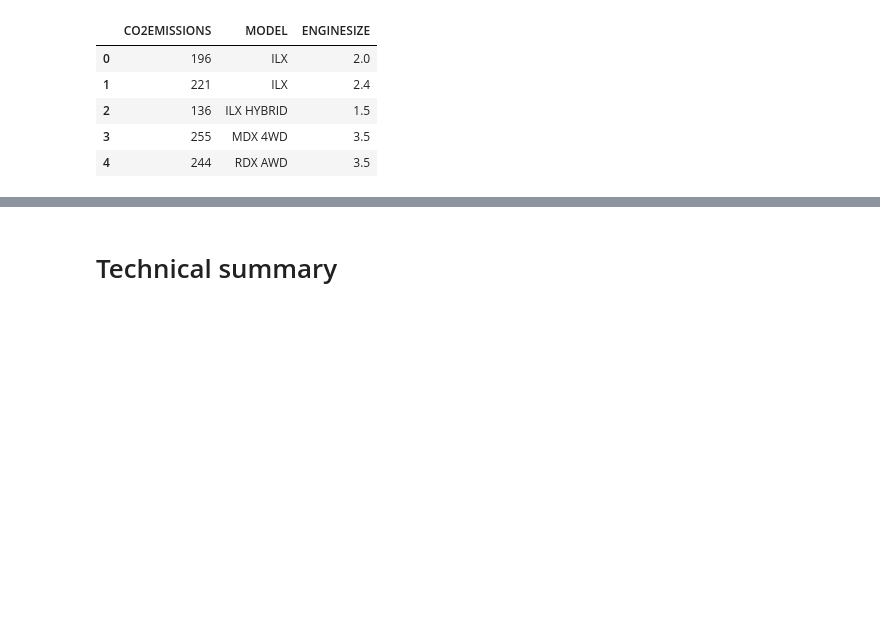
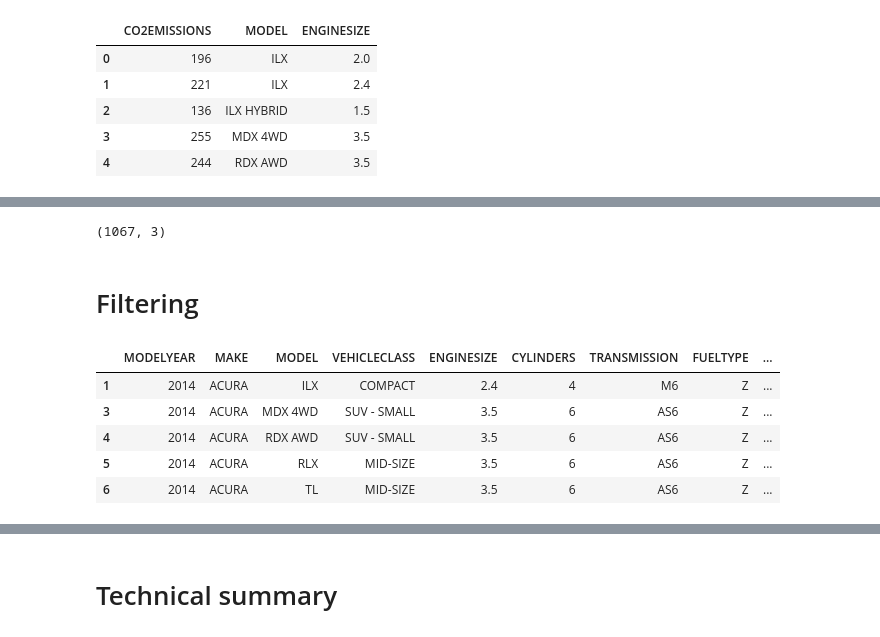
Before and after one commit to Lotfullah21/PyLibraries, a Jupyter notebook: Pandas_practice.ipynb, the cells around one changed output, grey strips where cells are left out. Drawn from its saved outputs; the diff is of its cells as text; code cells hidden in the pictures; blank space fills up the shorter version.

```diff
--- a/Pandas_practice.ipynb
+++ b/Pandas_practice.ipynb
@@ -137,0 +147,17 @@ Co2_Model.head()
+# %%
+Co2_Model.shape
+# %% [output]
+(1067, 3)
+# %% [markdown]
+# Filtering
+# %%
+#  filtering the engine size < 2
+E_greater_than2  = df[df["ENGINESIZE"]>2]
+E_greater_than2.head()
+# %% [output]
+|  | MODELYEAR | MAKE | MODEL | VEHICLECLASS | ENGINESIZE | CYLINDERS | TRANSMISSION | FUELTYPE | ... |
+| 1 | 2014 | ACURA | ILX | COMPACT | 2.4 | 4 | M6 | Z | ... |
+| 3 | 2014 | ACURA | MDX 4WD | SUV - SMALL | 3.5 | 6 | AS6 | Z | ... |
+| 4 | 2014 | ACURA | RDX AWD | SUV - SMALL | 3.5 | 6 | AS6 | Z | ... |
+| 5 | 2014 | ACURA | RLX | MID-SIZE | 3.5 | 6 | AS6 | Z | ... |
+| 6 | 2014 | ACURA | TL | MID-SIZE | 3.5 | 6 | AS6 | Z | ... |
```
Also changed, not shown: parts of 11 cells of this notebook.
